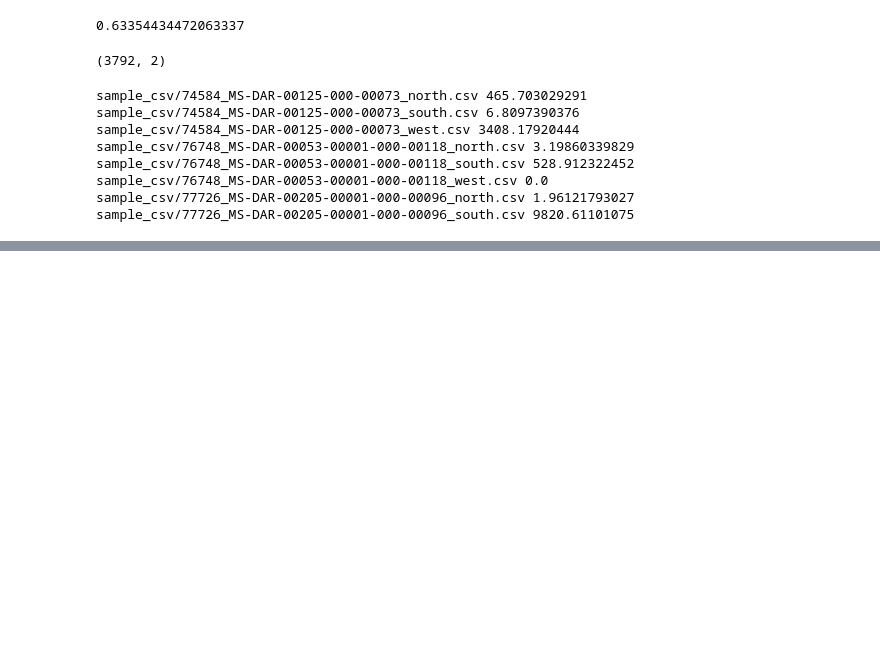
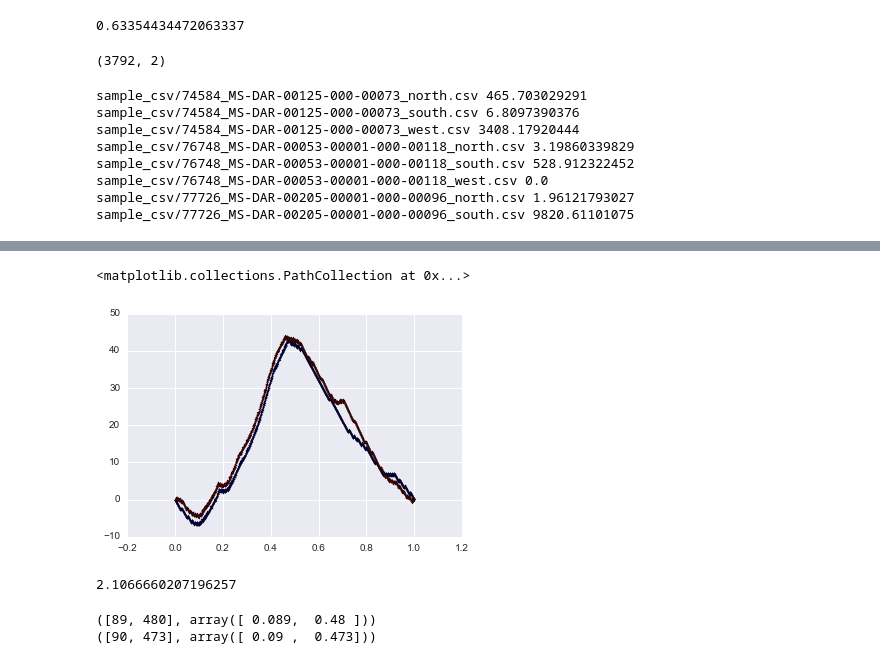
Before and after one commit to HackTheStacks/TeamDarWin-darwin-cluster, a Jupyter notebook: line_analysis.ipynb, the cells around one changed output, grey strips where cells are left out. Cells and saved outputs as stored; diff of their text form; code cells hidden in the pictures; blank space fills up the shorter version.

Commit message:
euclidean distance in np

```diff
--- a/line_analysis.ipynb
+++ b/line_analysis.ipynb
@@ -16,9 +16,9 @@ import seaborn as sns
 import helpers
 %matplotlib inline
 
+EUCL_NOSAMPLES = 1000
 SMOOTHING_FACTOR = 30
 
 X = np.arange(0,10,0.01)+0.34
 Y = np.sin(X) + 0.1 * np.sin(X**2+3) + 1
 testdata = np.array([X,Y]).T
-plt.scatter(testdata[:,0],testdata[:,1], s=1)
@@ -171,0 +159,16 @@ al1.plot(kind="scatter", x='x', y='y')
+# %%
+def downsample(frame, n_chunks=EUCL_NOSAMPLES):
+    n_points = frame.shape[0]
+    chunk_size = int(n_points / n_chunks)  # TODO: We are throwing away any the last chunk if it doesn't fit.
+
+    X = np.arange(0,1,1/n_chunks)
+    i=20
+
+    Y = [np.mean(frame[:,1][np.multiply((i/n_chunks <= frame[:,0]),(frame[:,0] < (i+1)/n_chunks))]) for i in range(n_chunks)]
+    downsampled = np.array([X,Y]).T
+
+    return downsampled
+
+al1 = get_aligneddata("sample_csv/74584_MS-DAR-00125-000-00073_north.csv")
+al1 = downsample(al1)
+print(al1)
@@ -171,0 +183,33 @@ al1.plot(kind="scatter", x='x', y='y')
+# %%
+al1 = get_aligneddata("sample_csv/74584_MS-DAR-00125-000-00073_north.csv")
+al2 = get_aligneddata("sample_csv/76748_MS-DAR-00053-00001-000-00118_south.csv")
+plt.scatter(al1[:,0], al1[:,1], s=1)
+plt.scatter(al2[:,0], al2[:,1], s=1, c='r')
+
+al1 = downsample(al1)
+al2 = downsample(al2)
+
+plt.scatter(al1[:,0], al1[:,1], s=1)
+plt.scatter(al2[:,0], al2[:,1], s=1, c='r')
+# %% [output]
+<matplotlib.collections.PathCollection at 0x...>
+[figure, added]
+# %%
+def eucl_distance(line1, line2):
+    line1 = downsample(line1)
+    line2 = downsample(line2)
+    diff = np.array([line1[:,0],(line1-line2)[:,1]]).T
+
+    totdiff = np.sum(np.abs(diff[:,1])) / EUCL_NOSAMPLES
+
+    return totdiff
+
+eucl_distance(al1, al2)
+# %% [output]
+2.1066660207196257
+# %%
+print(inflection_anal(al1))
+print(inflection_anal(al2))
+# %% [output]
+([89, 480], array([ 0.089,  0.48 ]))
+([90, 473], array([ 0.09 ,  0.473]))
```
Also changed, not shown: parts of 5 cells of this notebook.
